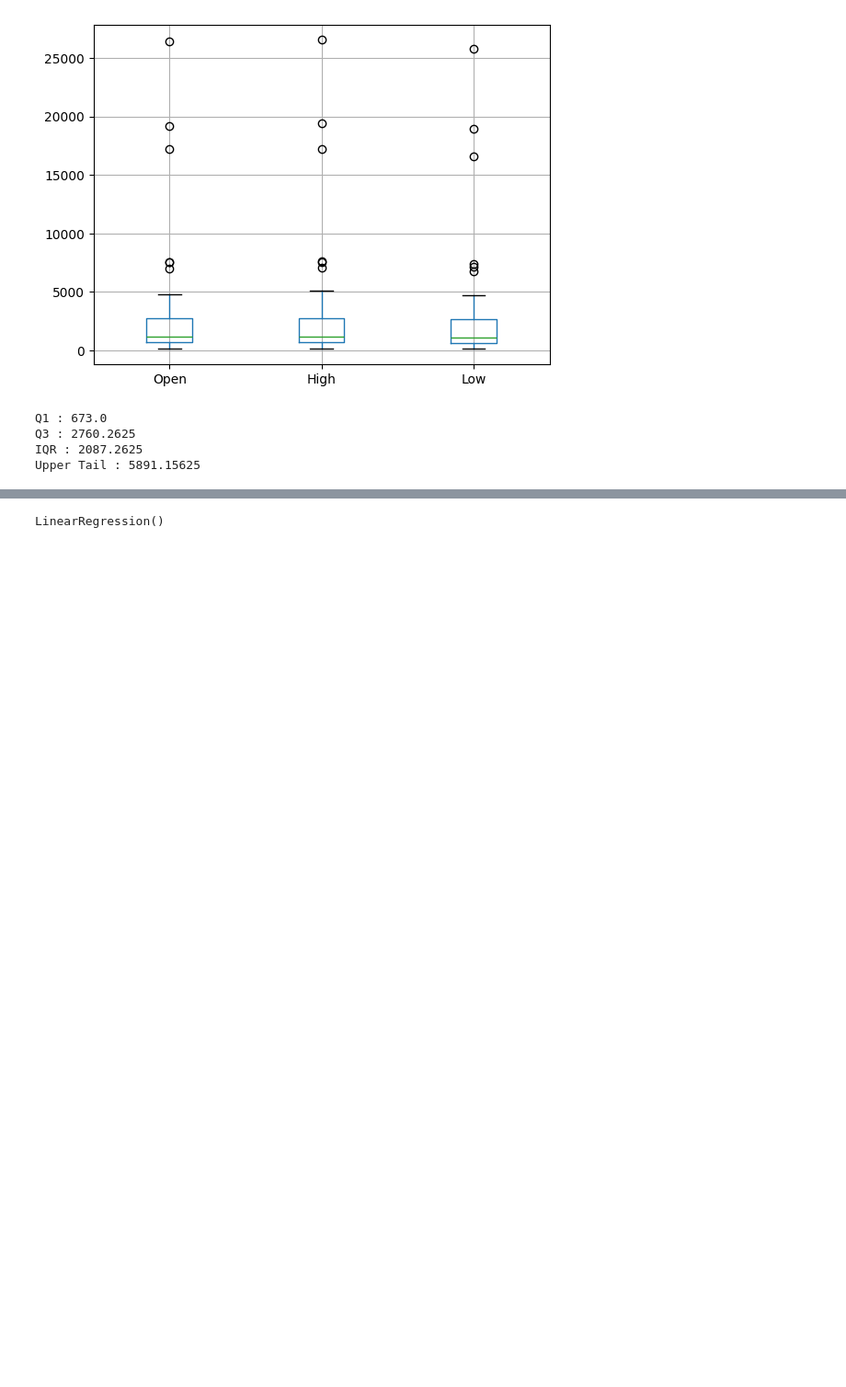
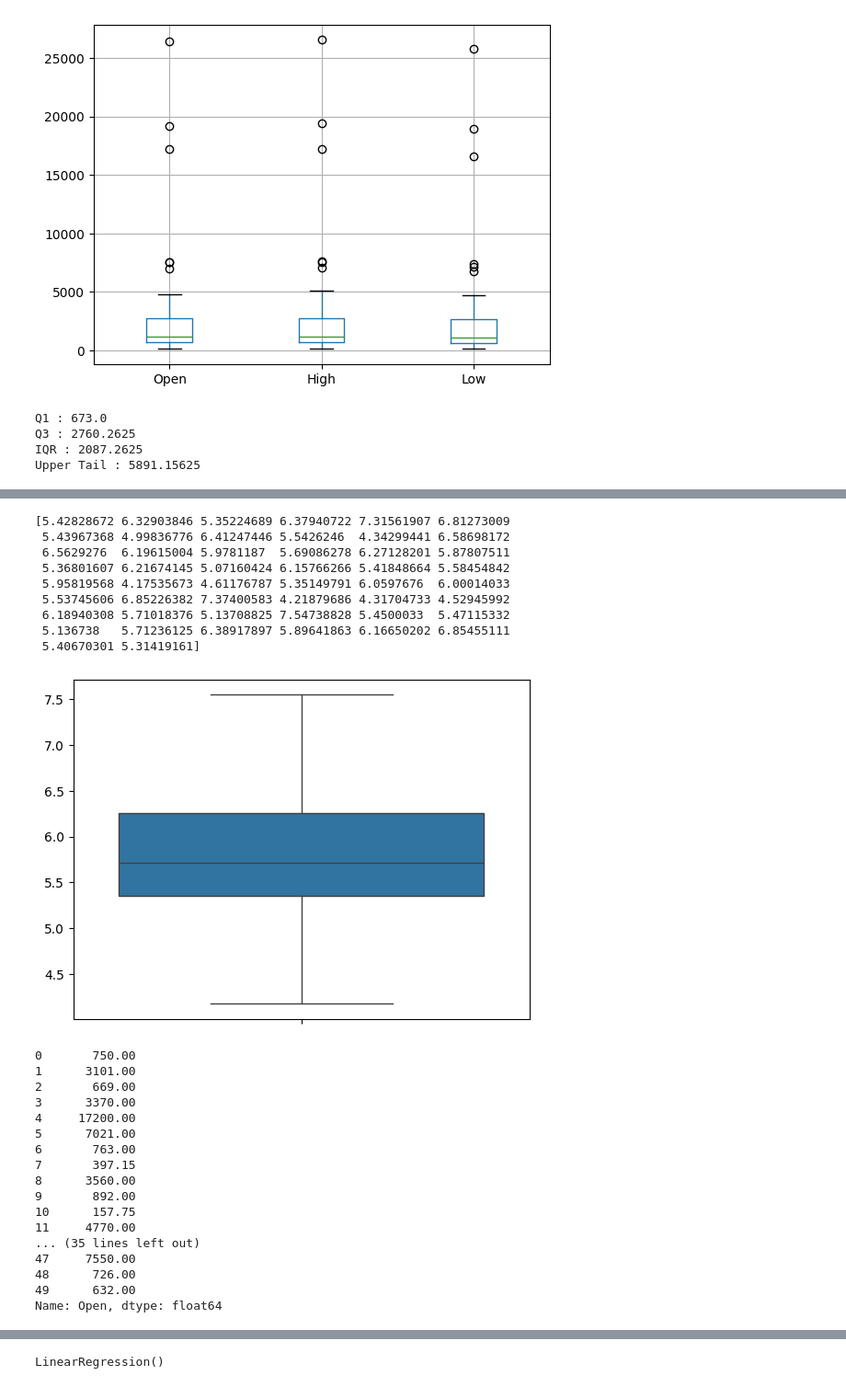
Before and after one commit to reenashirale/nifty_50_prediction, a Jupyter notebook: stock_price_prediction/stock_price_prediction.ipynb, the cells around one changed output, grey strips where cells are left out. Shown at 92% size. Cells and saved outputs as stored; diff of their text form; code cells hidden in the pictures; blank space fills up the shorter version.

```diff
--- a/stock_price_prediction/stock_price_prediction.ipynb
+++ b/stock_price_prediction/stock_price_prediction.ipynb
@@ -198,0 +287,37 @@ Upper Tail : 5891.15625
+# %%
+
+# # Useing boxcox handled outliers of Column 'Open'
+from scipy.stats import boxcox
+open_array = boxcox(df['Open'])[0]
+print(open_array)
+sns.boxplot(open_array)
+plt.show()
+print(df['Open'])
+# %% [output]
+[5.42828672 6.32903846 5.35224689 6.37940722 7.31561907 6.81273009
+ 5.43967368 4.99836776 6.41247446 5.5426246  4.34299441 6.58698172
+ 6.5629276  6.19615004 5.9781187  5.69086278 6.27128201 5.87807511
+ 5.36801607 6.21674145 5.07160424 6.15766266 5.41848664 5.58454842
+ 5.95819568 4.17535673 4.61176787 5.35149791 6.0597676  6.00014033
+ 5.53745606 6.85226382 7.37400583 4.21879686 4.31704733 4.52945992
+ 6.18940308 5.71018376 5.13708825 7.54738828 5.4500033  5.47115332
+ 5.136738   5.71236125 6.38917897 5.89641863 6.16650202 6.85455111
+ 5.40670301 5.31419161]
+[figure, added]
+0       750.00
+1      3101.00
+2       669.00
+3      3370.00
+4     17200.00
+5      7021.00
+6       763.00
+7       397.15
+8      3560.00
+9       892.00
+10      157.75
+11     4770.00
+... (35 lines left out)
+47     7550.00
+48      726.00
+49      632.00
+Name: Open, dtype: float64
```
Also changed, not shown: parts of 36 cells of this notebook, 6 other files.
